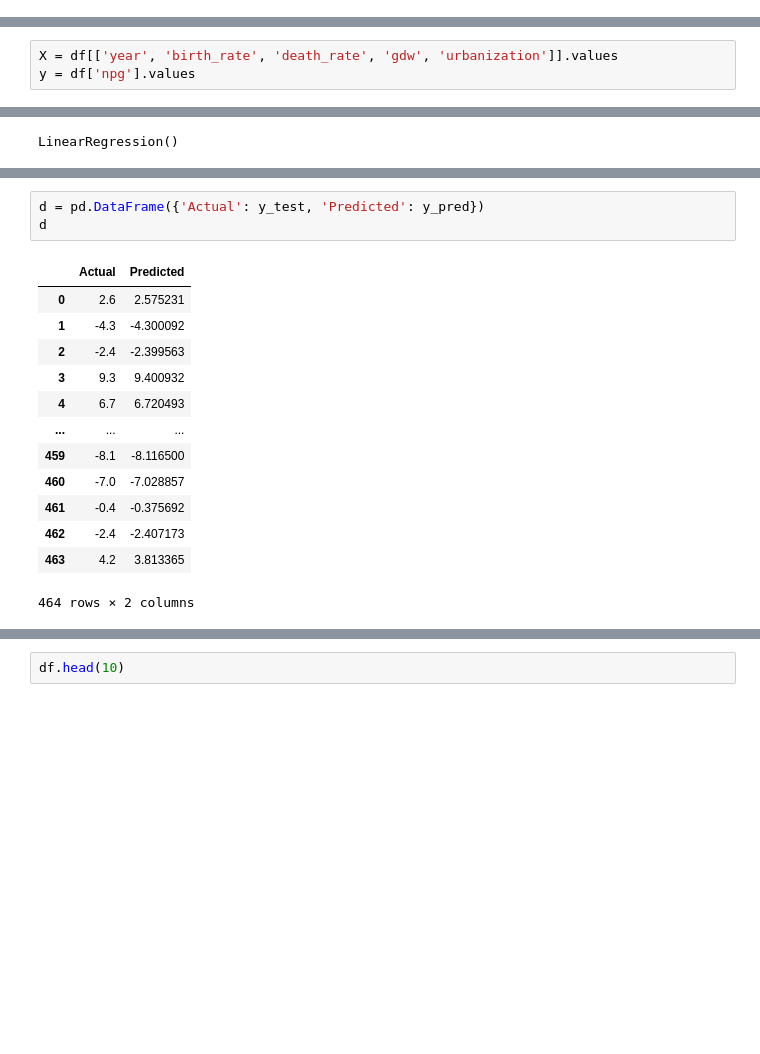
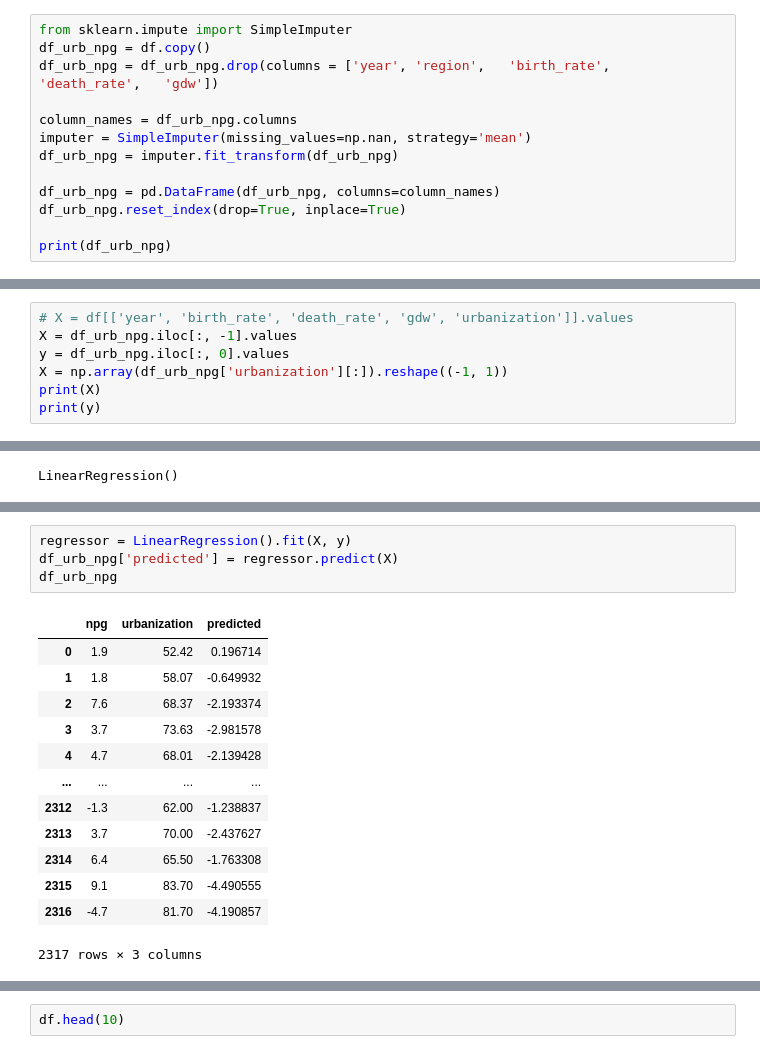
Before and after one commit to ArinaFedotova/APL.lab4, a Jupyter notebook: lab4.ipynb, the cells around one changed output, grey strips where cells are left out. Cells and saved outputs as stored; diff of their text form; blank space fills up the shorter version.

```diff
--- a/lab4.ipynb
+++ b/lab4.ipynb
@@ -43,0 +50,13 @@ plt.show()
+# %%
+from sklearn.impute import SimpleImputer
+df_urb_npg = df.copy()
+df_urb_npg = df_urb_npg.drop(columns = ['year',	'region',	'birth_rate',	'death_rate',	'gdw'])
+
+column_names = df_urb_npg.columns
+imputer = SimpleImputer(missing_values=np.nan, strategy='mean')
+df_urb_npg = imputer.fit_transform(df_urb_npg)
+
+df_urb_npg = pd.DataFrame(df_urb_npg, columns=column_names)
+df_urb_npg.reset_index(drop=True, inplace=True)
+
+print(df_urb_npg)
@@ -44,3 +78,7 @@ plt.show()
 # %%
-X = df[['year', 'birth_rate', 'death_rate', 'gdw', 'urbanization']].values
-y = df['npg'].values
+# X = df[['year', 'birth_rate', 'death_rate', 'gdw', 'urbanization']].values
+X = df_urb_npg.iloc[:, -1].values
+y = df_urb_npg.iloc[:, 0].values
+X = np.array(df_urb_npg['urbanization'][:]).reshape((-1, 1))
+print(X)
+print(y)
@@ -78,20 +140,21 @@ y_pred = regressor.predict(X_test)
-# %%
-d = pd.DataFrame({'Actual': y_test, 'Predicted': y_pred})
-d
-# %% [output]
-|  | Actual | Predicted |
-| 0 | 2.6 | 2.575231 |
-| 1 | -4.3 | -4.300092 |
-| 2 | -2.4 | -2.399563 |
-| 3 | 9.3 | 9.400932 |
-| 4 | 6.7 | 6.720493 |
-| ... | ... | ... |
-| 459 | -8.1 | -8.116500 |
-| 460 | -7.0 | -7.028857 |
-| 461 | -0.4 | -0.375692 |
-| 462 | -2.4 | -2.407173 |
-| 463 | 4.2 | 3.813365 |
-464 rows × 2 columns
+# %%
+regressor = LinearRegression().fit(X, y)
+df_urb_npg['predicted'] = regressor.predict(X)
+df_urb_npg
+# %% [output]
+|  | npg | urbanization | predicted |
+| 0 | 1.9 | 52.42 | 0.196714 |
+| 1 | 1.8 | 58.07 | -0.649932 |
+| 2 | 7.6 | 68.37 | -2.193374 |
+| 3 | 3.7 | 73.63 | -2.981578 |
+| 4 | 4.7 | 68.01 | -2.139428 |
+| ... | ... | ... | ... |
+| 2312 | -1.3 | 62.00 | -1.238837 |
+| 2313 | 3.7 | 70.00 | -2.437627 |
+| 2314 | 6.4 | 65.50 | -1.763308 |
+| 2315 | 9.1 | 83.70 | -4.490555 |
+| 2316 | -4.7 | 81.70 | -4.190857 |
+2317 rows × 3 columns
 # %%
 from sklearn import metrics
 print('Mean Absolute Error:', metrics.mean_absolute_error(y_test, y_pred)) # среднее значение абсолютного значения ошибок.
```
Also changed, not shown: parts of 15 cells of this notebook.
